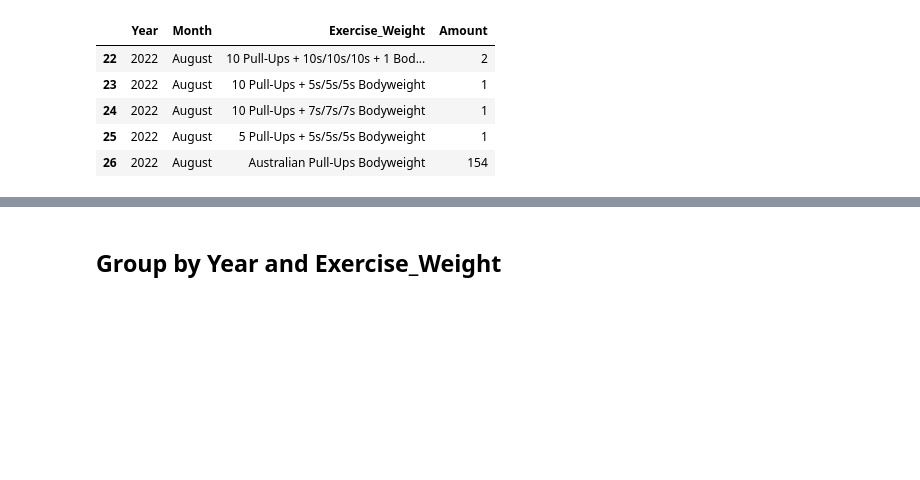
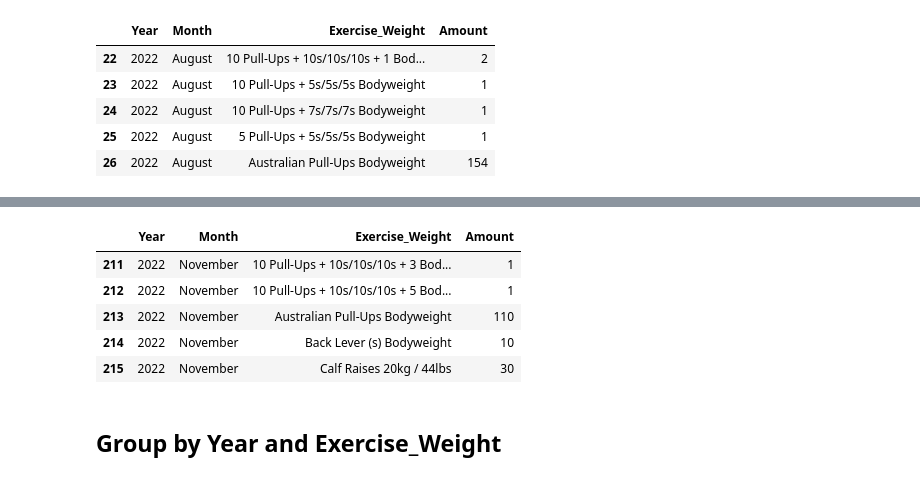
Before and after one commit to mauro-rodrigues/workout-journal-tracker, a Jupyter notebook: workout-journal-tracker.ipynb, the cells around one changed output, grey strips where cells are left out. Cells and saved outputs as stored; diff of their text form; code cells hidden in the pictures; blank space fills up the shorter version.

```diff
--- a/workout-journal-tracker.ipynb
+++ b/workout-journal-tracker.ipynb
@@ -401,6 +401,7 @@ df_2022_sum_july = df_2022_sum[df_2022_sum['Month'] == 'July']
 df_2022_sum_august = df_2022_sum[df_2022_sum['Month'] == 'August']
 df_2022_sum_september = df_2022_sum[df_2022_sum['Month'] == 'September']
 df_2022_sum_october = df_2022_sum[df_2022_sum['Month'] == 'October']
+df_2022_sum_november = df_2022_sum[df_2022_sum['Month'] == 'November']
 # %%
 df_2022_sum_april.head()
 # %% [output]
@@ -467,3 +468,12 @@ df_2022_sum_october.head()
+# %%
+df_2022_sum_november.head()
+# %% [output]
+|  | Year | Month | Exercise_Weight | Amount |
+| 211 | 2022 | November | 10 Pull-Ups + 10s/10s/10s + 3 Bod... | 1 |
+| 212 | 2022 | November | 10 Pull-Ups + 10s/10s/10s + 5 Bod... | 1 |
+| 213 | 2022 | November | Australian Pull-Ups Bodyweight | 110 |
+| 214 | 2022 | November | Back Lever (s) Bodyweight | 10 |
+| 215 | 2022 | November | Calf Raises 20kg / 44lbs | 30 |
 # %% [markdown]
 ## Group by Year and Exercise_Weight
 # %%
```
Also changed, not shown: parts of 9 cells of this notebook, 1 other file.
